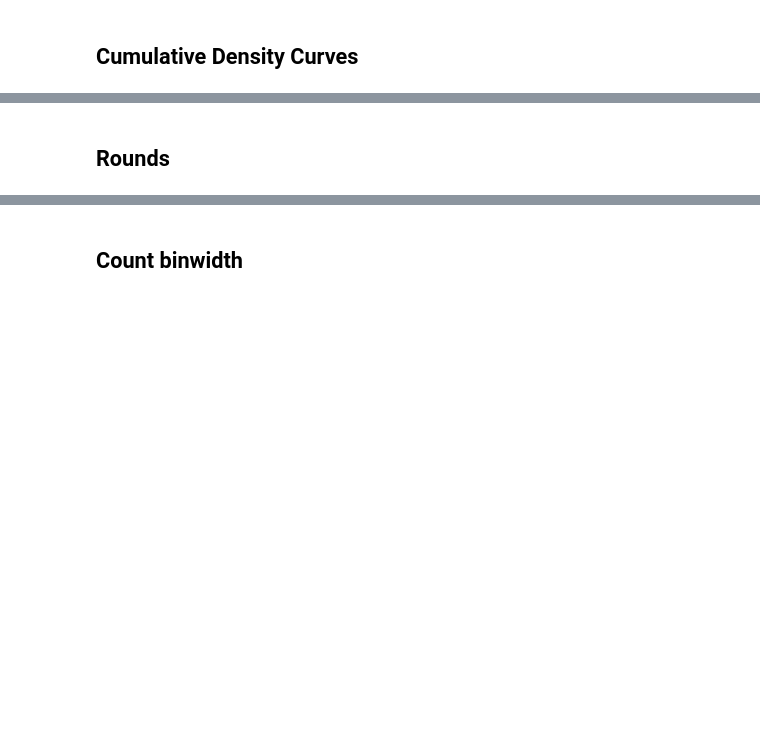
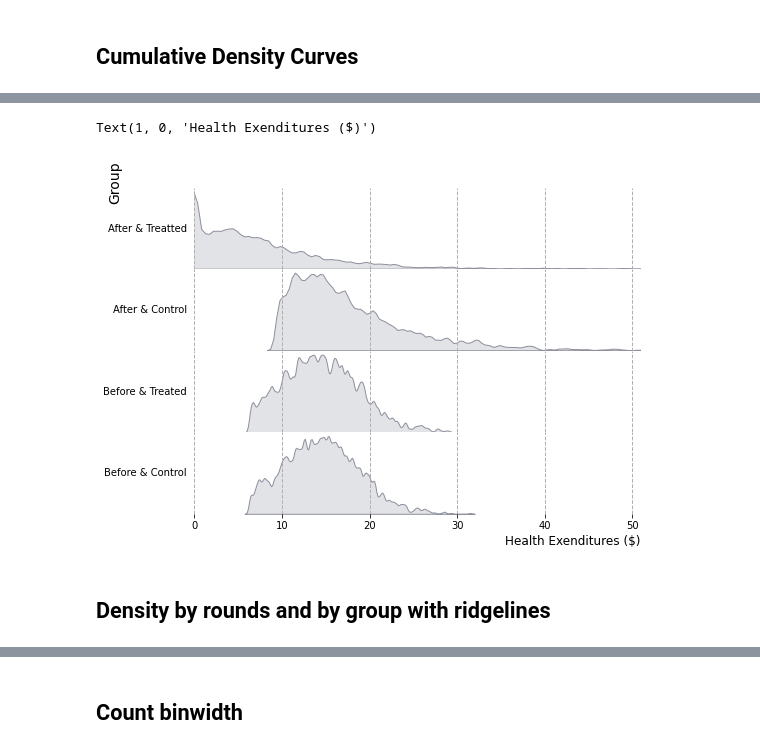
Before and after one commit to d2cml-ai/python_visual_library, a Jupyter notebook: python_notebooks/02_density.ipynb, the cells around one changed output, grey strips where cells are left out. Saved outputs shown, nothing was run; the diff lists cells and outputs as text; code cells hidden in the pictures; blank space fills up the shorter version.

```diff
--- a/python_notebooks/02_density.ipynb
+++ b/python_notebooks/02_density.ipynb
@@ -120,3 +98,47 @@ plt.savefig("../figs/02density_03.png")
+# %%
+## Plot elemets
+fig, ax = plt.subplots(4, 1, facecolor = "white", figsize = (8, 6))
+fig.subplots_adjust(hspace = 0)
+
+## Omit border lines
+omit_all = ['right', 'top', 'left', 'bottom']
+## ylabes for subplots
+ylabels = [
+    "After & Treatted",
+    "After & Control",
+    "Before & Treated",
+    "Before & Control"
+]
+## Plting density plots
+sns.kdeplot(data = data1[data1.group == 1.1], x = "health_expenditures", fill = True,  bw_adjust = .2, ax = ax[0], color = "#8e909e")
+sns.kdeplot(data = data1[data1.group == 0.1], x = "health_expenditures", fill = True,  bw_adjust = .2, ax = ax[1], color = "#8e909e")
+sns.kdeplot(data = data1[data1.group == 1.0], x = "health_expenditures", fill = True,  bw_adjust = .2, ax = ax[2], color = "#8e909e")
+sns.kdeplot(data = data1[data1.group == 0.0], x = "health_expenditures", fill = True,  bw_adjust = .2, ax = ax[3], color = "#8e909e")
+
+## aesthetic
+for i in range(4):
+    # x limti
+    ax[i].set_xlim(0, 51)
+    # no overlap axis
+    ax[i].tick_params(axis = "x", colors = "white")
+    ax[i].tick_params(axis = "y", colors = "white")
+    # no borderplots
+    ax[i].spines[omit_all].set_visible(False)
+    ax[i].axes.get_yaxis().set_ticks([])
+    ax[i].axes.grid(linestyle = "--", linewidth = 1)
+    # Horizontal ylabel
+    ax[i].set_ylabel(ylabels[i], rotation = 0, horizontalalignment = 'right', verticalalignment='center')
+
+# Text GROUP
+fig.text(0, .85, "Group", ha = "right", rotation = "vertical", size = 14)
+
+# Enable color for x axis
+ax[3].tick_params("x", colors = "black")
+# Set main xlabel
+ax[3].set_xlabel("Health Exenditures ($)", loc = "right", size = 12)
+# %% [output]
+Text(1, 0, 'Health Exenditures ($)')
+[figure, added]
 # %% [markdown]
-## Rounds
+## Density by rounds and by group with ridgelines
 # %%
```
Also changed, not shown: parts of 17 cells of this notebook.
